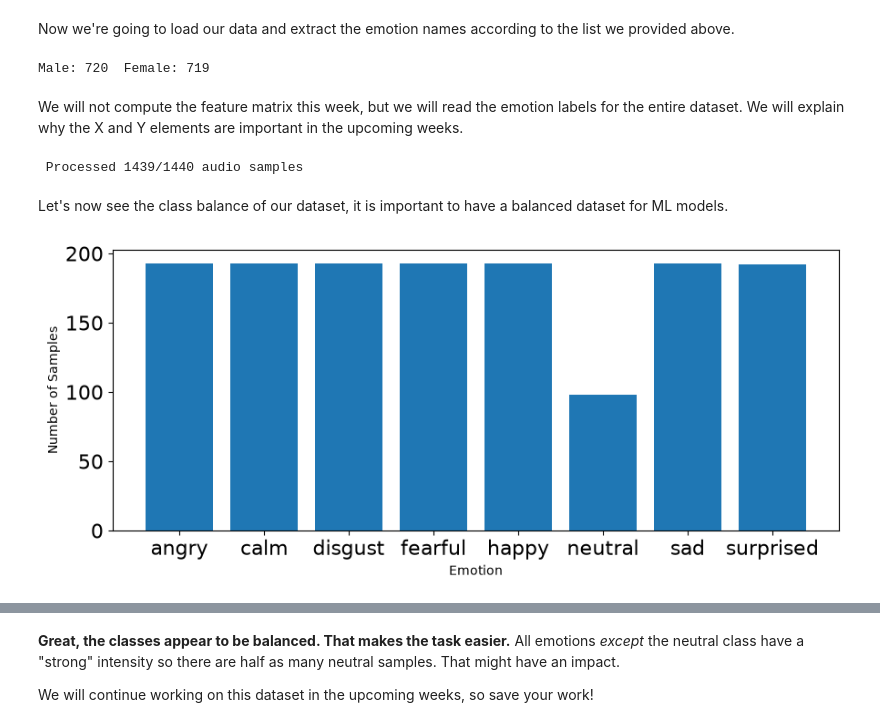
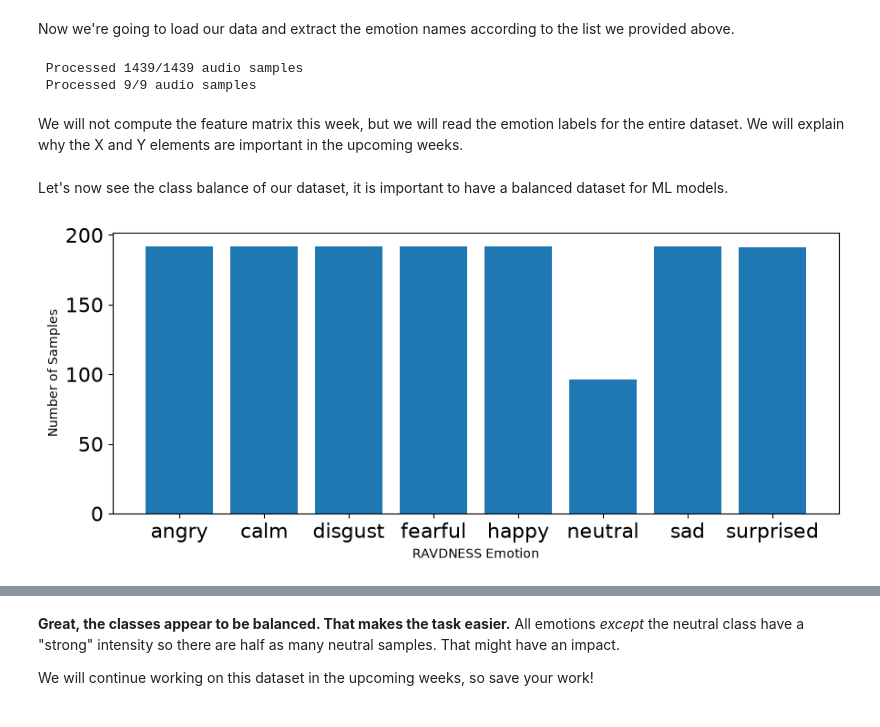
Before and after one commit to jihyebook-star/Week2-DataPreprocessing, a Jupyter notebook: Week 2.ipynb, the cells around one changed output, grey strips where cells are left out. Cells and saved outputs as stored; diff of their text form; code cells hidden in the pictures.

```diff
--- a/Week 2.ipynb
+++ b/Week 2.ipynb
@@ -672,22 +672,33 @@ emotions_dict ={
   '07':'disgust',
   '08':'surprised'
 }
+# %%
+# Gender in the RAVDESS dataset (Actor_(odd) = male, Actor_(even) = female)
+gender_dict = {
+    0: 'female',
+    1: 'male'
+}
 # %% [markdown]
 Now we're going to load our data and extract the emotion names according to the list we provided above.
 # %%
 import os, glob
 
-def load_data():
-    X,y=[],[]
+def load_data(path):
+    X,y,z=[],[],[]
     count = 0
-    for file in glob.glob("Assignment2/RAVDESS/Audio Data/Actor_*/*.wav"):
+    total = len(glob.glob(path))
+    for file in glob.glob(path):
         file_name=os.path.basename(file)
         emotion=emotions_dict[file_name.split("-")[2]]
+        actor = int(file_name.split("-")[-1].split(".")[0])
+        gender = gender_dict[actor % 2]
         #features = get_features(file)
         #X.append(features)
         y.append(emotion)
+        z.append(gender)
         count += 1
         # '\r' + end='' results in printing over same line
-        print('\r' + f' Processed {count}/{1440} audio samples',end=' ')
+        print('\r' + f' Processed {count}/{total} audio samples',end=' ')
+    print()
     # Return arrays to plug into sklearn's cross-validation algorithms
-    return np.array(X), np.array(y)
+    return np.array(X), np.array(y), np.array(z)
@@ -709,31 +705,36 @@ def load_gender(path):
 # %%
-  genders, male, female = load_gender("Assignment2/RAVDESS/Audio Data/Actor_*/*.wav")
-  # Note (Sep 27 @11:02AM): Actor_08 has only 59 files in the course provided dataset
-  # so RAVDESS totals 1,439 files instead of 1,440 (Male: 720, Female: 719).
+# Loading emotion + gender info of RAVDNESS dataset
+features, emotions, genders = load_data("Assignment2/RAVDESS/Audio Data/Actor_*/*.wav")
+# Update (Sep 27 @11:02AM): Actor_08 has only 59 files in the course provided dataset,
+# so RAVDESS totals 1,439 files instead of 1,440 :(
+
+# Loading emotion + gender info of my dataset
+myData_features, myData_emotions, myData_genders = load_data("Assignment2/MyAudioData/Actor_26/*.wav")
+
+# Combined
+all_emotions = np.concatenate([emotions, myData_emotions])
+all_genders = np.concatenate([genders, myData_genders])
 # %% [output]
-Male: 720  Female: 719
+ Processed 1439/1439 audio samples
+ Processed 9/9 audio samples
 # %% [markdown]
 We will not compute the feature matrix this week, but we will read the emotion labels for the entire dataset.
 We will explain why the X and Y elements are important in the upcoming weeks.
-# %%
-features, emotions = load_data()
-  # Note (Sep 27 @11:02AM): Actor_08 has only 59 files in the course provided dataset
-  # so RAVDESS totals 1,439 files instead of 1,440 (Male: 720, Female: 719).
-# %% [output]
- Processed 1439/1440 audio samples
 # %% [markdown]
 Let's now see the class balance of our dataset, it is important to have a balanced dataset for ML models.
 # %%
+# Emotion plot for RAVDNESS data
+
 # plot emotions
 plt.figure(figsize=(35,4))
 plt.subplot(1,3,1)
 #np.unique returns ordered list of unique elements and count of each element
 emotion_list, count = np.unique(emotions, return_counts=True)
 plt.bar(x=range(8), height=count)
 plt.xticks(ticks=range(8), labels = [emotion for emotion in emotion_list],fontsize=10)
-plt.xlabel('Emotion')
+plt.xlabel('RAVDNESS Emotion')
 plt.tick_params(labelsize=16)
 plt.ylabel('Number of Samples')
 plt.show()
 # %% [output]
-[figure, old version]
+[figure, new version]
```
Also changed, not shown: parts of 2 cells of this notebook.
